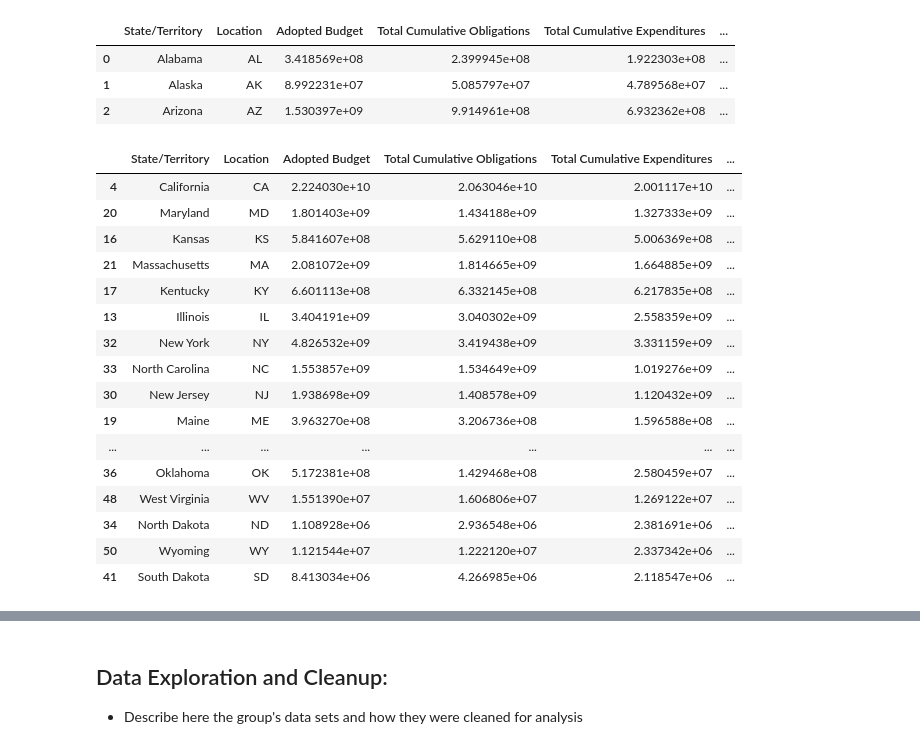
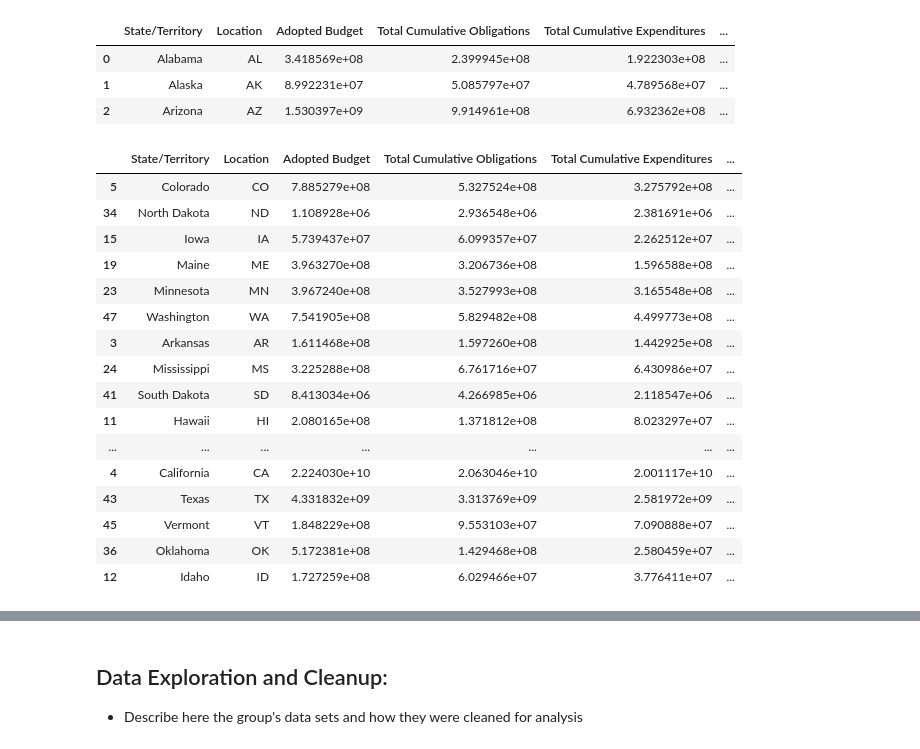
Before and after one commit to Evdawg/Project_1_Covid_Data, a Jupyter notebook: Evan_copy_Project_1_covid.ipynb, the cells around one changed output, grey strips where cells are left out. Saved outputs shown, nothing was run; the diff lists cells and outputs as text; code cells hidden in the pictures.

```diff
--- a/Evan_copy_Project_1_covid.ipynb
+++ b/Evan_copy_Project_1_covid.ipynb
@@ -459,30 +466,30 @@ EARN_states.head(3)
 # %%
 # Add column to shows [Total Cumulative Expenditures]/[total state plus total local federal grant]
 # sortby this new percent column.
 
-EARN_states['Percent Spent'] = EARN_states['Total Cumulative Expenditures']/EARN_states['total state plus total local federal grant']
+EARN_states['Percent Spent on Covid Projects'] = state_spending_df['Total Cumulative Expenditures']/EARN_states['Total state allocation (from the fed)']
 
-EARN_states.sort_values(by=['Percent Spent'], ascending=False, inplace= True)
+EARN_states.sort_values(by=['Percent Spent on Covid Projects'], ascending=False, inplace= True)
 
 EARN_states
 # %% [output]
 |  | State/Territory | Location | Adopted Budget | Total Cumulative Obligations | Total Cumulative Expenditures | ... |
+| 5 | Colorado | CO | 7.885279e+08 | 5.327524e+08 | 3.275792e+08 | ... |
+| 34 | North Dakota | ND | 1.108928e+06 | 2.936548e+06 | 2.381691e+06 | ... |
+| 15 | Iowa | IA | 5.739437e+07 | 6.099357e+07 | 2.262512e+07 | ... |
+| 19 | Maine | ME | 3.963270e+08 | 3.206736e+08 | 1.596588e+08 | ... |
+| 23 | Minnesota | MN | 3.967240e+08 | 3.527993e+08 | 3.165548e+08 | ... |
+| 47 | Washington | WA | 7.541905e+08 | 5.829482e+08 | 4.499773e+08 | ... |
+| 3 | Arkansas | AR | 1.611468e+08 | 1.597260e+08 | 1.442925e+08 | ... |
+| 24 | Mississippi | MS | 3.225288e+08 | 6.761716e+07 | 6.430986e+07 | ... |
+| 41 | South Dakota | SD | 8.413034e+06 | 4.266985e+06 | 2.118547e+06 | ... |
+| 11 | Hawaii | HI | 2.080165e+08 | 1.371812e+08 | 8.023297e+07 | ... |
+| ... | ... | ... | ... | ... | ... | ... |
 | 4 | California | CA | 2.224030e+10 | 2.063046e+10 | 2.001117e+10 | ... |
-| 20 | Maryland | MD | 1.801403e+09 | 1.434188e+09 | 1.327333e+09 | ... |
-| 16 | Kansas | KS | 5.841607e+08 | 5.629110e+08 | 5.006369e+08 | ... |
-| 21 | Massachusetts | MA | 2.081072e+09 | 1.814665e+09 | 1.664885e+09 | ... |
-| 17 | Kentucky | KY | 6.601113e+08 | 6.332145e+08 | 6.217835e+08 | ... |
-| 13 | Illinois | IL | 3.404191e+09 | 3.040302e+09 | 2.558359e+09 | ... |
-| 32 | New York | NY | 4.826532e+09 | 3.419438e+09 | 3.331159e+09 | ... |
-| 33 | North Carolina | NC | 1.553857e+09 | 1.534649e+09 | 1.019276e+09 | ... |
-| 30 | New Jersey | NJ | 1.938698e+09 | 1.408578e+09 | 1.120432e+09 | ... |
-| 19 | Maine | ME | 3.963270e+08 | 3.206736e+08 | 1.596588e+08 | ... |
-| ... | ... | ... | ... | ... | ... | ... |
+| 43 | Texas | TX | 4.331832e+09 | 3.313769e+09 | 2.581972e+09 | ... |
+| 45 | Vermont | VT | 1.848229e+08 | 9.553103e+07 | 7.090888e+07 | ... |
 | 36 | Oklahoma | OK | 5.172381e+08 | 1.429468e+08 | 2.580459e+07 | ... |
-| 48 | West Virginia | WV | 1.551390e+07 | 1.606806e+07 | 1.269122e+07 | ... |
-| 34 | North Dakota | ND | 1.108928e+06 | 2.936548e+06 | 2.381691e+06 | ... |
-| 50 | Wyoming | WY | 1.121544e+07 | 1.222120e+07 | 2.337342e+06 | ... |
-| 41 | South Dakota | SD | 8.413034e+06 | 4.266985e+06 | 2.118547e+06 | ... |
+| 12 | Idaho | ID | 1.727259e+08 | 6.029466e+07 | 3.776411e+07 | ... |
 # %%
 # Now do combined bar and line chart. Line shows [total state plus total local federal grant]
 # bar shows [Percent Spent]
```
Also changed, not shown: parts of 5 cells of this notebook.
